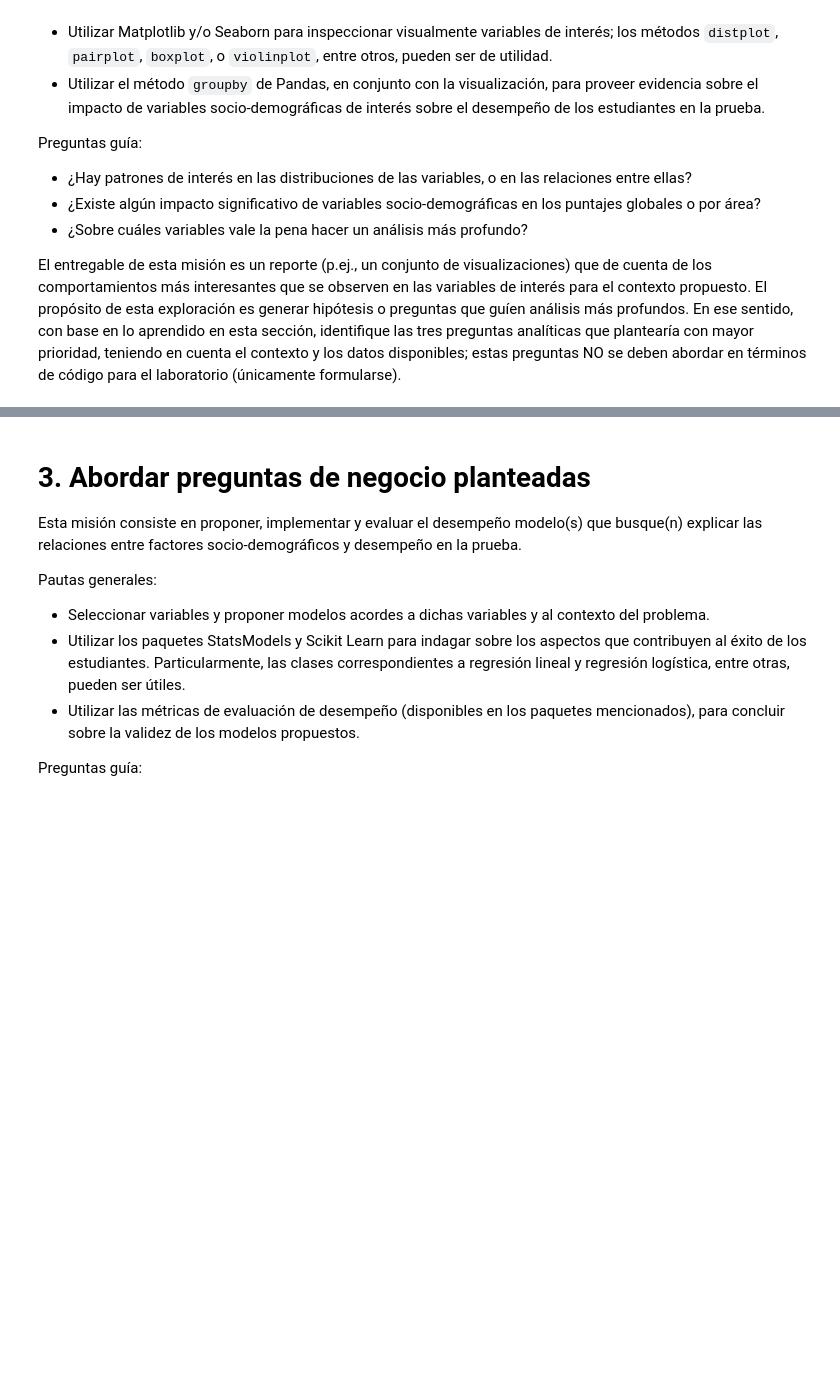
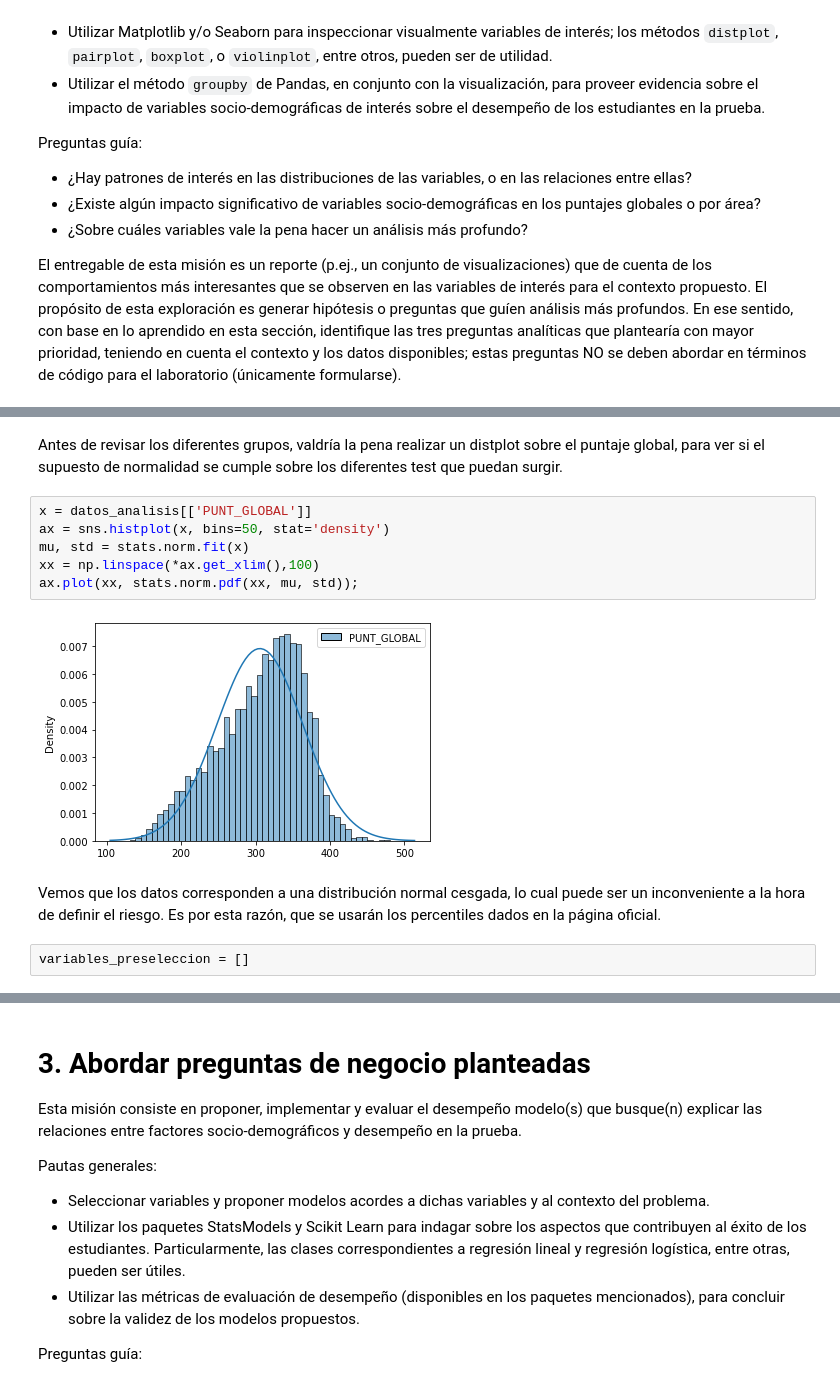
Before and after one commit to camtorr95/MIIA_estudiante_40, a Jupyter notebook: Laboratorios/Lab_2_40.ipynb, the cells around one changed output, grey strips where cells are left out. Cells and saved outputs as stored; diff of their text form; blank space fills up the shorter version.

```diff
--- a/Laboratorios/Lab_2_40.ipynb
+++ b/Laboratorios/Lab_2_40.ipynb
@@ -70,0 +293,14 @@ El entregable de esta misión es un reporte (p.ej., un conjunto de visualizacion
+# %% [markdown]
+Antes de revisar los diferentes grupos, valdría la pena realizar un distplot sobre el puntaje global, para ver si el supuesto de normalidad se cumple sobre los diferentes test que puedan surgir.
+# %%
+x = datos_analisis[['PUNT_GLOBAL']]
+ax = sns.histplot(x, bins=50, stat='density')
+mu, std = stats.norm.fit(x)
+xx = np.linspace(*ax.get_xlim(),100)
+ax.plot(xx, stats.norm.pdf(xx, mu, std));
+# %% [output]
+[figure, added]
+# %% [markdown]
+Vemos que los datos corresponden a una distribución normal cesgada, lo cual puede ser un inconveniente a la hora de definir el riesgo. Es por esta razón, que se usarán los percentiles dados en la página oficial.
+# %%
+variables_preseleccion = []
```
Also changed, not shown: parts of 92 cells of this notebook, 5 other files.
